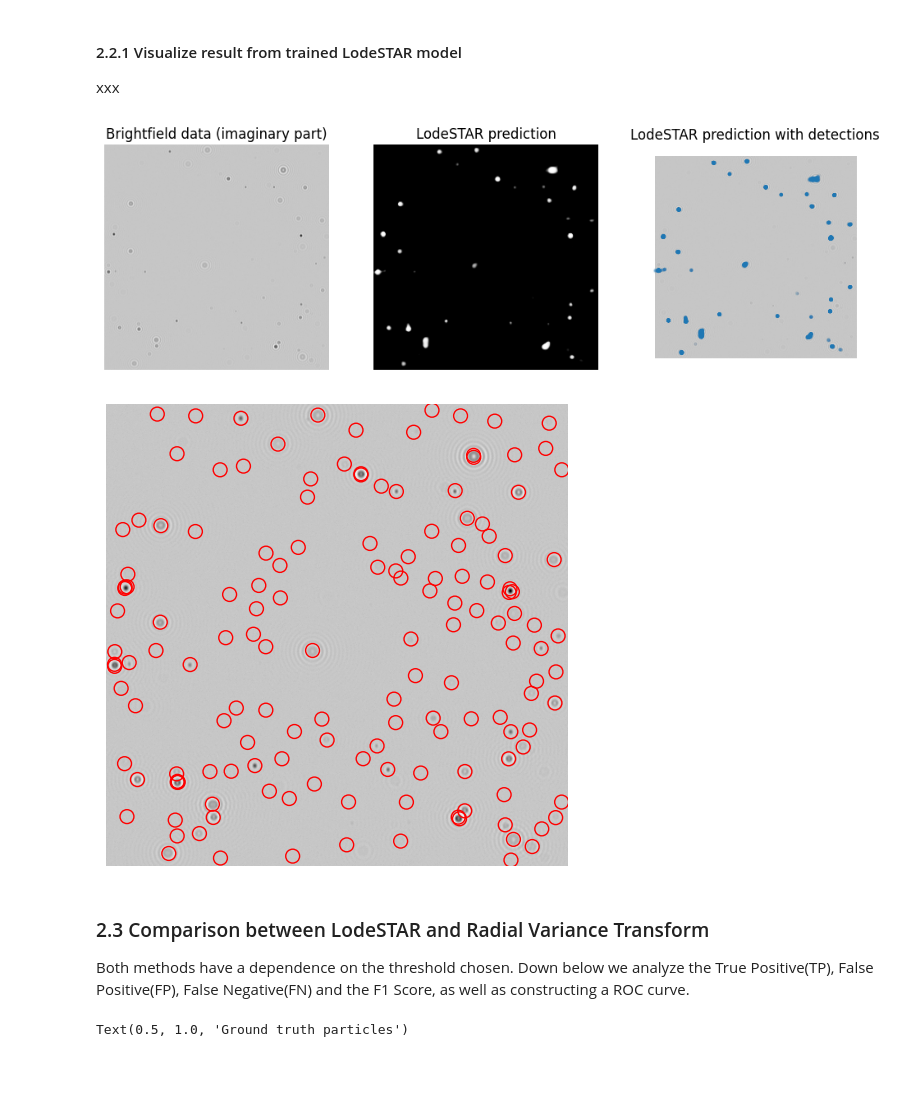
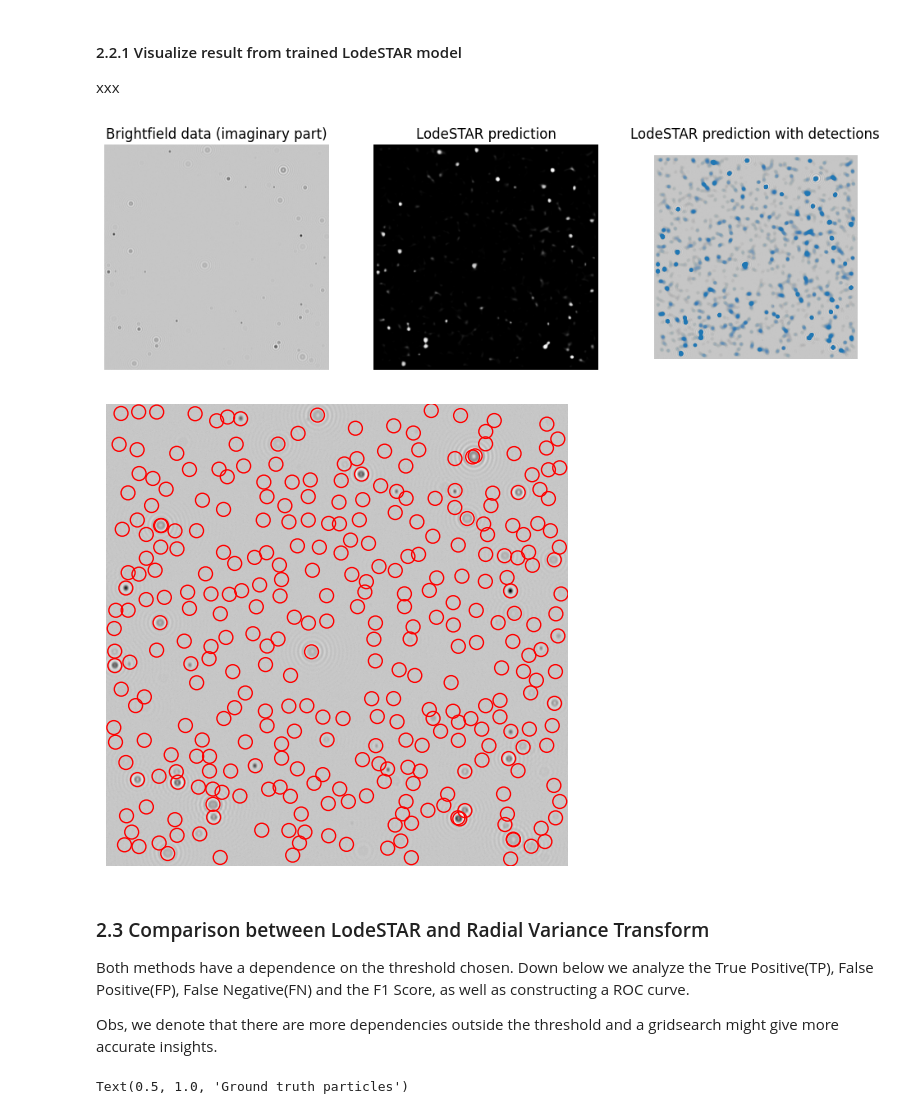
Before and after one commit to softmatterlab/OpticalCharacterizationNanoparticles, a Jupyter notebook: example_analysis/Brightfield_analysis.ipynb, the cells around one changed output. Cells and saved outputs as stored; diff of their text form; code cells hidden in the pictures; blank space fills up the shorter version.

```diff
--- a/example_analysis/Brightfield_analysis.ipynb
+++ b/example_analysis/Brightfield_analysis.ipynb
@@ -151,7 +151,7 @@ training_pipeline = (
     >> dt.FourierTransform()
     >> dt.FourierTransformTransformation(crop_propagation_forward, crop_propagation_backward, lambda:np.random.randint(-10, 10))
     >> dt.InverseFourierTransform()
-    >> dt.Multiply(lambda: np.random.uniform(0.5, 1.5))
+    >> dt.Multiply(lambda: np.random.uniform(0.1, 3))
     >> dt.Add(lambda: np.random.uniform(-0.1, 0.1))
     >> dt.Gaussian(sigma=lambda: np.random.rand() * 1e-3)
     >> dt.MoveAxis(-1, 0)
@@ -175,7 +175,6 @@ for i in range(8):
 # %%
-
 lodestar = dl.LodeSTAR(n_transforms=4, optimizer=dl.Adam(lr=1e-4)).build()
-trainer = dl.Trainer(max_epochs=150)
+trainer = dl.Trainer(max_epochs=200)
 trainer.fit(lodestar, dataloader)
 # %% [output]
 c:\Users\Fredrik\miniconda3\envs\dt\lib\site-packages\lightning\pytorch\trainer\configuration_validator.py:74: You defined a `validation_step` but have no `val_dataloader`. Skipping val loop.
@@ -225,27 +224,29 @@ plt.axis("off")
 
 plt.show()
 # %% [output]
-[figure, old version]
+[figure, new version]
 # %%
 alpha = 0.5
-beta = 0.3
+beta = 0.5
 cutoff = 0.90
 mode = "quantile"#"constant"
 
 plt.figure(figsize=(6, 6))
 torch_image = torch.from_numpy(data).permute(2, 0, 1).unsqueeze(0).float()
 detections = lodestar.detect(torch_image, alpha=alpha, beta=beta,
                                 mode=mode, cutoff=cutoff)[0]
 
 plt.imshow(data[...,1], cmap="gray")
 plt.scatter(detections[:,1], detections[:,0], s = 100, facecolors='none', edgecolors='r')
 plt.axis("off")
 
 plt.show()
 # %% [output]
-[figure, old version]
+[figure, new version]
 # %% [markdown]
 ### 2.3 Comparison between LodeSTAR and Radial Variance Transform
 
 Both methods have a dependence on the threshold chosen. Down below we analyze the True Positive(TP), False Positive(FP), False Negative(FN) and the F1 Score, as well as constructing a ROC curve.
+
+Obs, we denote that there are more dependencies outside the threshold and a gridsearch might give more accurate insights.
 # %%
```
Also changed, not shown: parts of 70 cells of this notebook.
